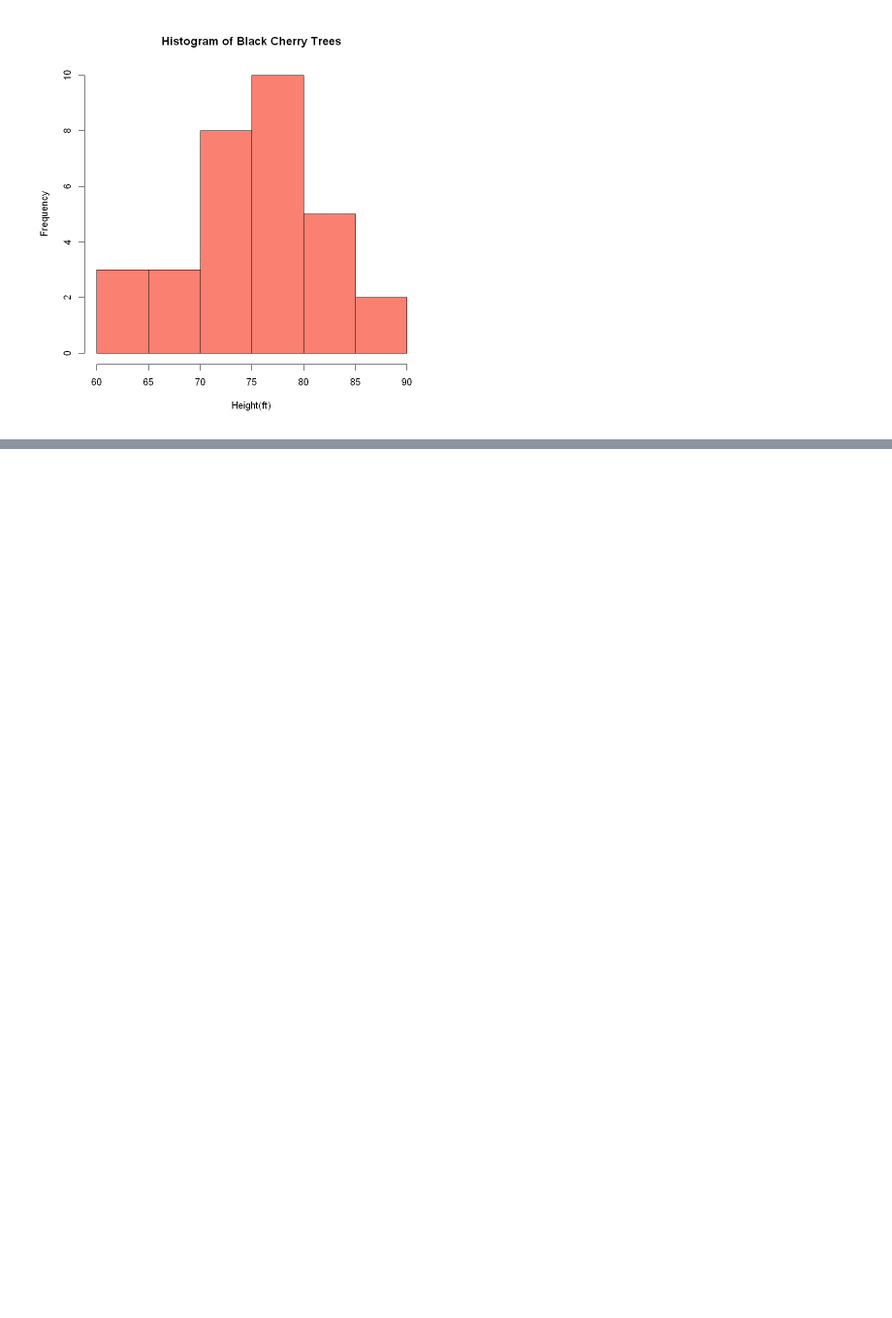
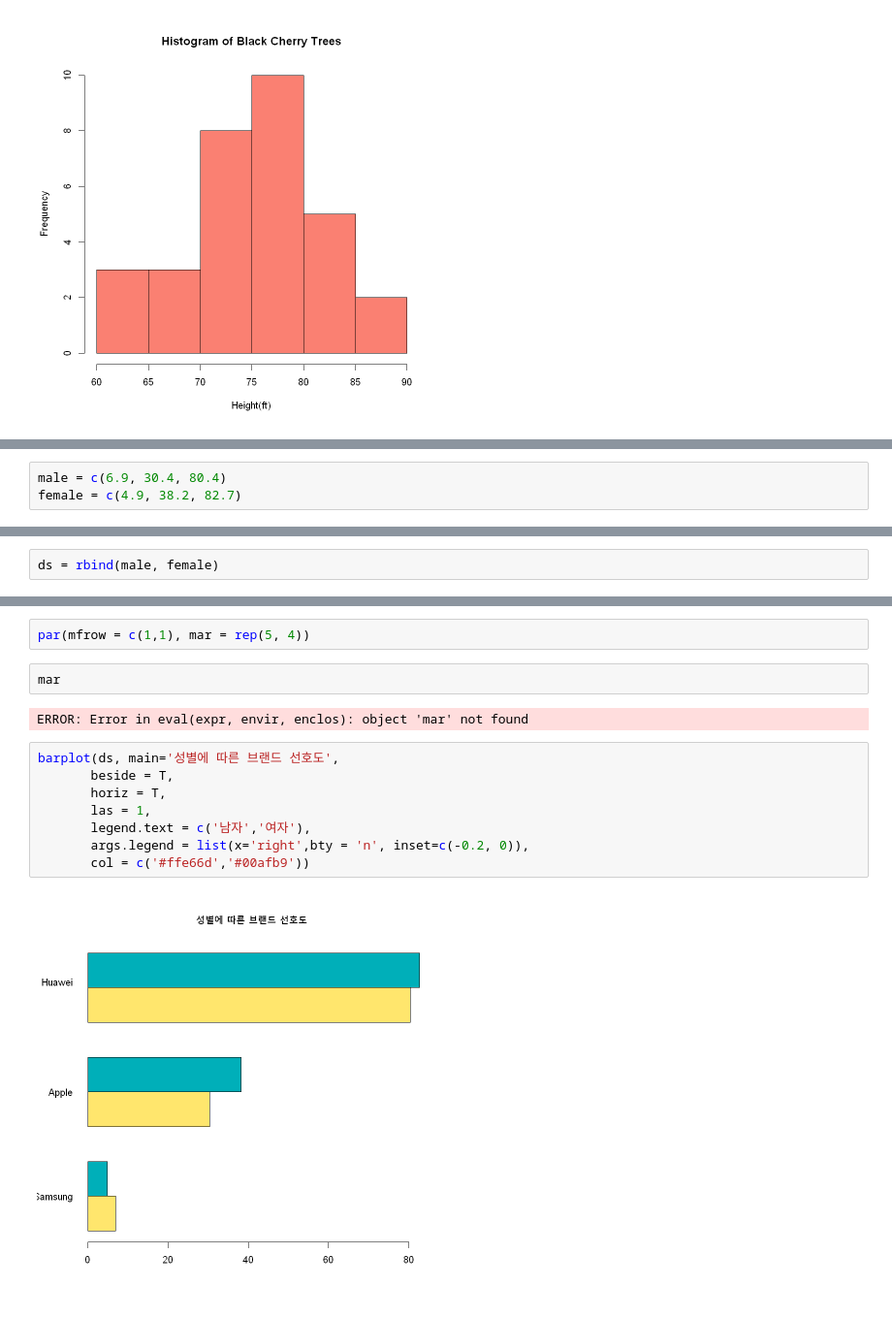
Before and after one commit to layla-focalors/r_learning_mx, a Jupyter notebook: Caffee/Malcha Coffee.ipynb, the cells around one changed output, grey strips where cells are left out. Shown at 97% size. Drawn from its saved outputs; the diff is of its cells as text; blank space fills up the shorter version.

```diff
--- a/Caffee/Malcha Coffee.ipynb
+++ b/Caffee/Malcha Coffee.ipynb
@@ -1097,0 +1147,3 @@ hist(ds, main='Histogram of Black Cherry Trees',
+# %%
+male = c(6.9, 30.4, 80.4)
+female = c(4.9, 38.2, 82.7)
@@ -1097,0 +1156,2 @@ hist(ds, main='Histogram of Black Cherry Trees',
+# %%
+ds = rbind(male, female)
@@ -1097,0 +1174,16 @@ hist(ds, main='Histogram of Black Cherry Trees',
+# %%
+par(mfrow = c(1,1), mar = rep(5, 4))
+# %%
+mar
+# %% [output]
+ERROR: Error in eval(expr, envir, enclos): object 'mar' not found
+# %%
+barplot(ds, main='성별에 따른 브랜드 선호도',
+       beside = T,
+       horiz = T,
+       las = 1,
+       legend.text = c('남자','여자'),
+       args.legend = list(x='right',bty = 'n', inset=c(-0.2, 0)),
+       col = c('#ffe66d','#00afb9'))
+# %% [output]
+[figure, added]
```
Also changed, not shown: parts of 63 cells of this notebook.
